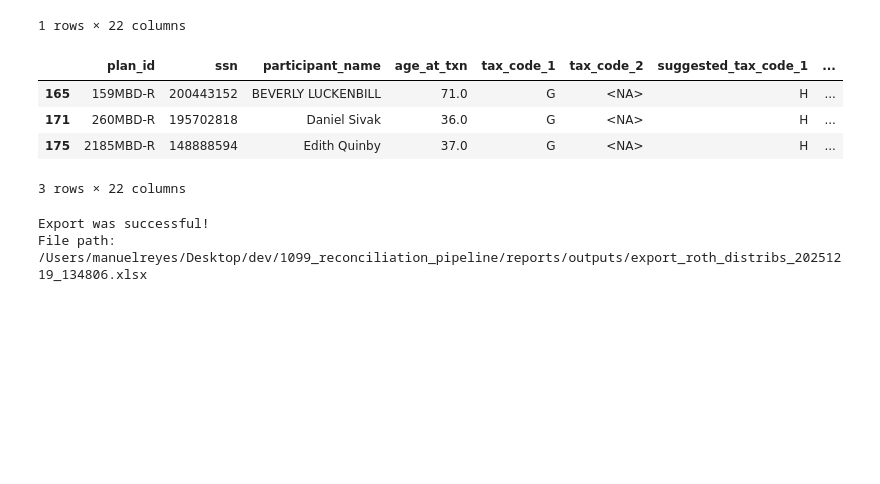
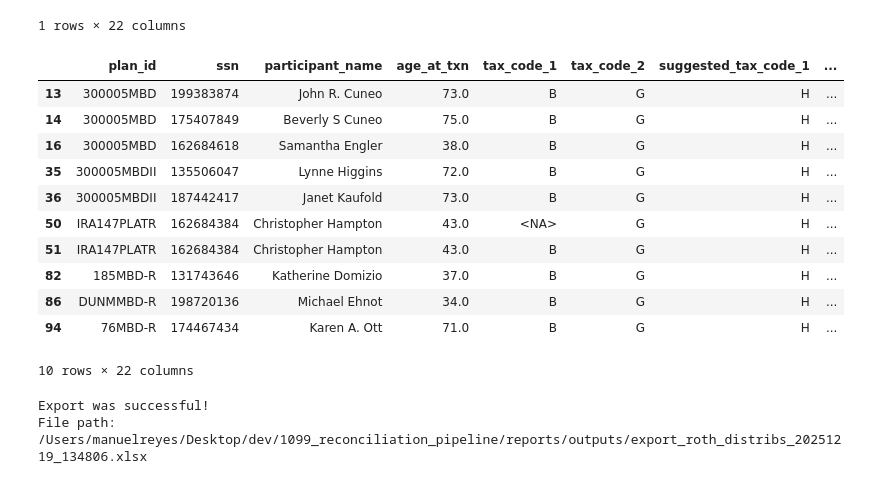
Before and after one commit to manuel-reyes-ml/1099_reconciliation_pipeline, a Jupyter notebook: notebooks/05_match_roth_basis_analysis.ipynb, the cells around one changed output. Drawn from its saved outputs; the diff is of its cells as text; code cells hidden in the pictures; blank space fills up the shorter version.

```diff
--- a/notebooks/05_match_roth_basis_analysis.ipynb
+++ b/notebooks/05_match_roth_basis_analysis.ipynb
@@ -358,13 +358,20 @@ export_roth_basis_df[export_roth_basis_df["tax_code_1"].eq("4")].head()
 | 83 | 185MBDII-R | 204400447 | Joel Braverman | 69.0 | 4 | <NA> | B | ... |
 1 rows × 22 columns
 # %%
-export_roth_basis_df[export_roth_basis_df["tax_code_1"].eq("G")].head()
+export_roth_basis_df[export_roth_basis_df["tax_code_2"].eq("G")].head(10)
 # %% [output]
 |  | plan_id | ssn | participant_name | age_at_txn | tax_code_1 | tax_code_2 | suggested_tax_code_1 | ... |
-| 165 | 159MBD-R | 200443152 | BEVERLY LUCKENBILL | 71.0 | G | <NA> | H | ... |
-| 171 | 260MBD-R | 195702818 | Daniel Sivak | 36.0 | G | <NA> | H | ... |
-| 175 | 2185MBD-R | 148888594 | Edith Quinby | 37.0 | G | <NA> | H | ... |
+| 13 | 300005MBD | 199383874 | John R. Cuneo | 73.0 | B | G | H | ... |
+| 14 | 300005MBD | 175407849 | Beverly S Cuneo | 75.0 | B | G | H | ... |
+| 16 | 300005MBD | 162684618 | Samantha Engler | 38.0 | B | G | H | ... |
+| 35 | 300005MBDII | 135506047 | Lynne Higgins | 72.0 | B | G | H | ... |
+| 36 | 300005MBDII | 187442417 | Janet Kaufold | 73.0 | B | G | H | ... |
+| 50 | IRA147PLATR | 162684384 | Christopher Hampton | 43.0 | <NA> | G | H | ... |
+| 51 | IRA147PLATR | 162684384 | Christopher Hampton | 43.0 | B | G | H | ... |
+| 82 | 185MBD-R | 131743646 | Katherine Domizio | 37.0 | B | G | H | ... |
+| 86 | DUNMMBD-R | 198720136 | Michael Ehnot | 34.0 | B | G | H | ... |
+| 94 | 76MBD-R | 174467434 | Karen A. Ott | 71.0 | B | G | H | ... |
-3 rows × 22 columns
+10 rows × 22 columns
 # %%
 # Cell 13 -
 
```
